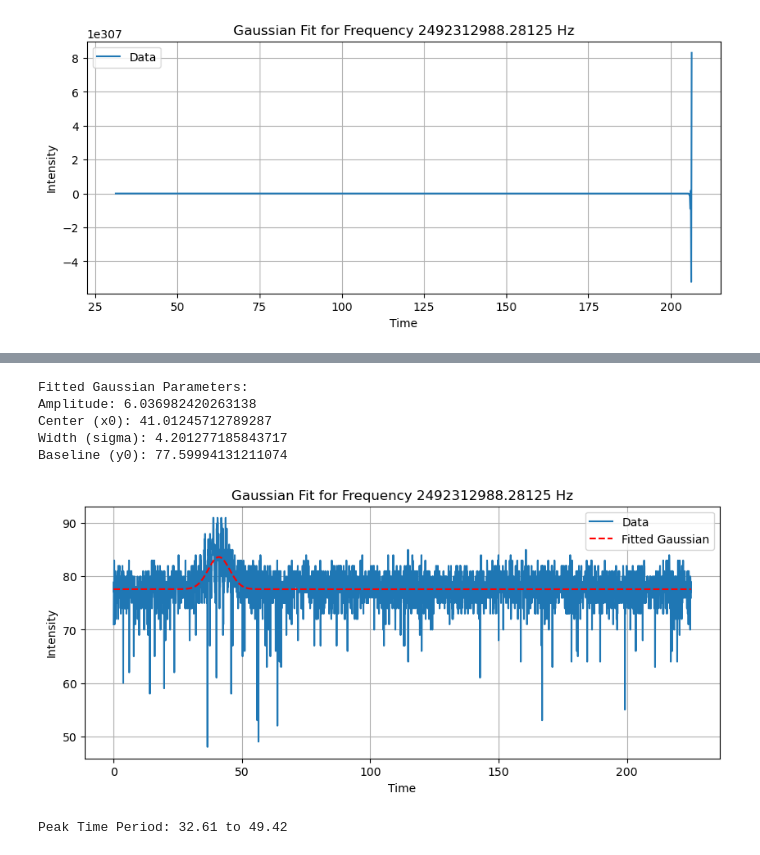
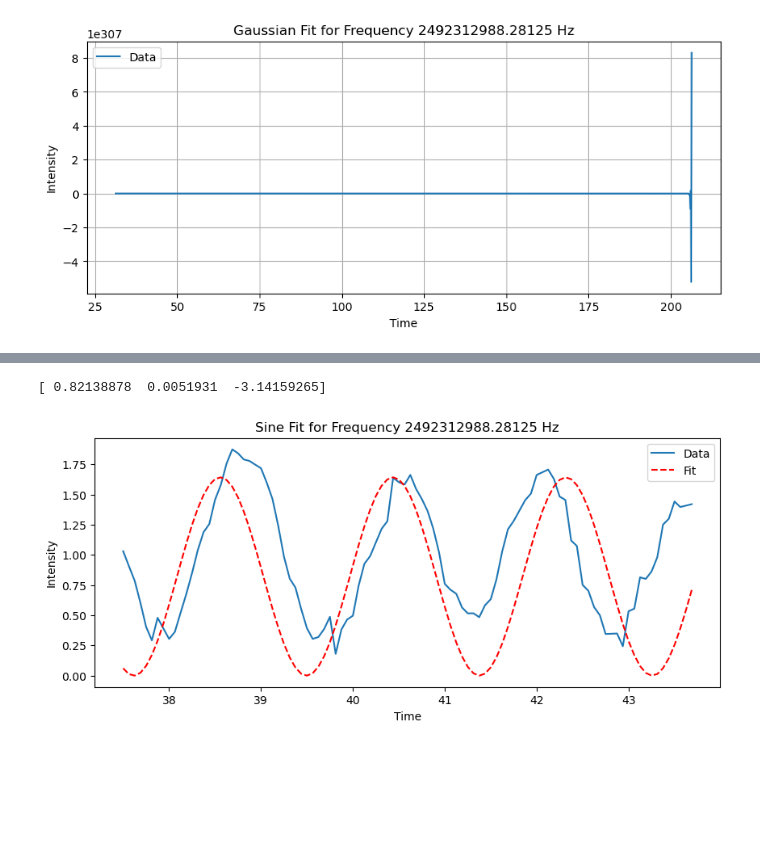
Before and after one commit to muellvin/radio-interferometry, a Jupyter notebook: data_sat.ipynb, the cells around one changed output, grey strips where cells are left out. Saved outputs shown, nothing was run; the diff lists cells and outputs as text; code cells hidden in the pictures; blank space fills up the shorter version.

Commit message:
final fitting of sat and sat info in serparate fil

```diff
--- a/data_sat.ipynb
+++ b/data_sat.ipynb
@@ -155,52 +157,26 @@ plt.show()
-# %%
-from scipy.optimize import curve_fit
-
-intensity = data[frequency_index, :]
-
-# Define a Gaussian function
-def gaussian(x, a, x0, sigma, y0):
-    return a * np.exp(-(x - x0)**2 / (2 * sigma**2)) + y0
-
-# Estimate initial parameters for the Gaussian
-a_initial = np.max(intensity) - np.min(intensity)  # Amplitude guess
-x0_initial = time_axis[np.argmax(intensity)]  # Peak position guess
-sigma_initial = np.std(time_axis) / 10  # Width guess
-y0_initial = np.min(intensity)  # Baseline guess
-initial_guess = [a_initial, x0_initial, sigma_initial, y0_initial]
-
-# Fit the Gaussian
-params, covariance = curve_fit(gaussian, time_axis, intensity, p0=initial_guess)
-
-# Extract fitted parameters
-a_fit, x0_fit, sigma_fit, y0_fit = params
-print(f"Fitted Gaussian Parameters:\n"
-      f"Amplitude: {a_fit}\n"
-      f"Center (x0): {x0_fit}\n"
-      f"Width (sigma): {sigma_fit}\n"
-      f"Baseline (y0): {y0_fit}")
-
-# Plot the fitted Gaussian over the data
-plt.figure(figsize=(10, 4))
-plt.plot(time_axis, intensity, label='Data')
-plt.plot(time_axis, gaussian(time_axis, *params), label='Fitted Gaussian', linestyle='--', color='red')
-plt.xlabel('Time')
-plt.ylabel('Intensity')
-plt.title(f'Gaussian Fit for Frequency {chosen_frequency} Hz')
-plt.legend()
-plt.grid(True)
-plt.show()
-
-# Return the starting values of the Gaussian
-start_time = x0_fit - 2 * sigma_fit
-end_time = x0_fit + 2 * sigma_fit
-print(f"Peak Time Period: {start_time:.2f} to {end_time:.2f}")
-dT = 2*np.sqrt(2*np.log(2))*sigma_fit
-dTT = end_time - start_time
-# %% [output]
-Fitted Gaussian Parameters:
-Amplitude: 6.036982420263138
-Center (x0): 41.01245712789287
-Width (sigma): 4.201277185843717
-Baseline (y0): 77.59994131211074
-[figure, removed]
-Peak Time Period: 32.61 to 49.42
+# %%
+
+# Initial guesses for parameters: S, omega, phi
+initial_guess = [0.8, 0.005, 0.0]
+
+# Perform the curve fitting
+popt, pcov = curve_fit(theoretical_fit, time_axis_rel, intensity_no_gauss_rel, p0=initial_guess,bounds=([0, 0, -np.pi], [np.inf, np.inf, np.pi]))
+print(popt)
+# Extract fitted parameters
+S_fit, omega_fit, phi_fit = popt
+
+# Generate the fitted curve
+fitted_curve = theoretical_fit(time_axis_rel, S_fit, omega_fit, phi_fit)
+
+# Plot the fitted Gaussian over the data
+plt.figure(figsize=(10, 4))
+plt.plot(time_axis_rel, intensity_no_gauss_rel, label='Data')
+plt.plot(time_axis_rel, fitted_curve, label='Fit', linestyle='--', color='red')
+plt.xlabel('Time')
+plt.ylabel('Intensity')
+plt.title(f'Sine Fit for Frequency {chosen_frequency} Hz')
+plt.legend()
+plt.show()
+# %% [output]
+[ 0.82138878  0.0051931  -3.14159265]
+[figure, added]
```
Also changed, not shown: parts of 8 cells of this notebook, 1 other file.
